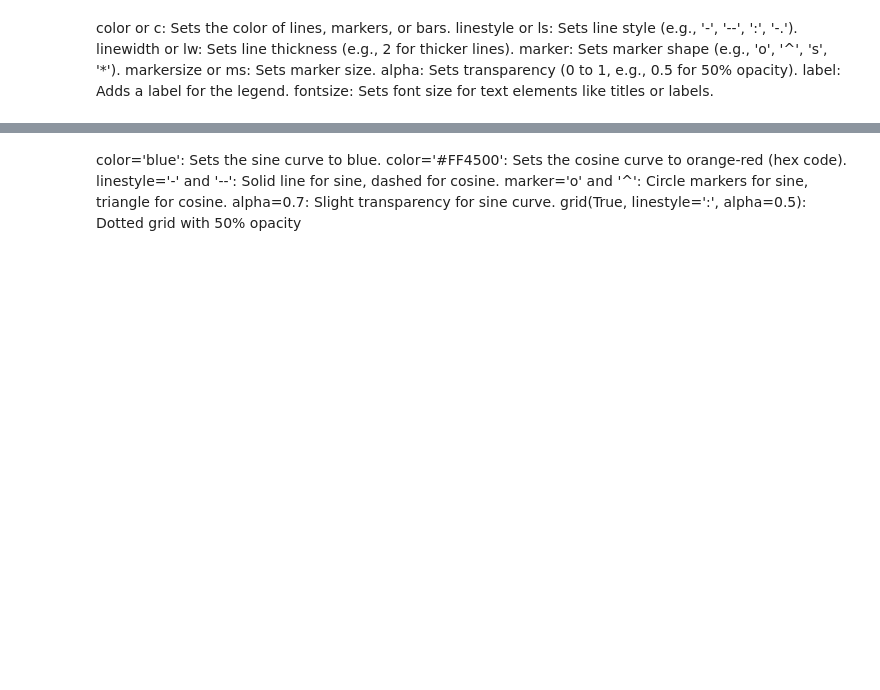
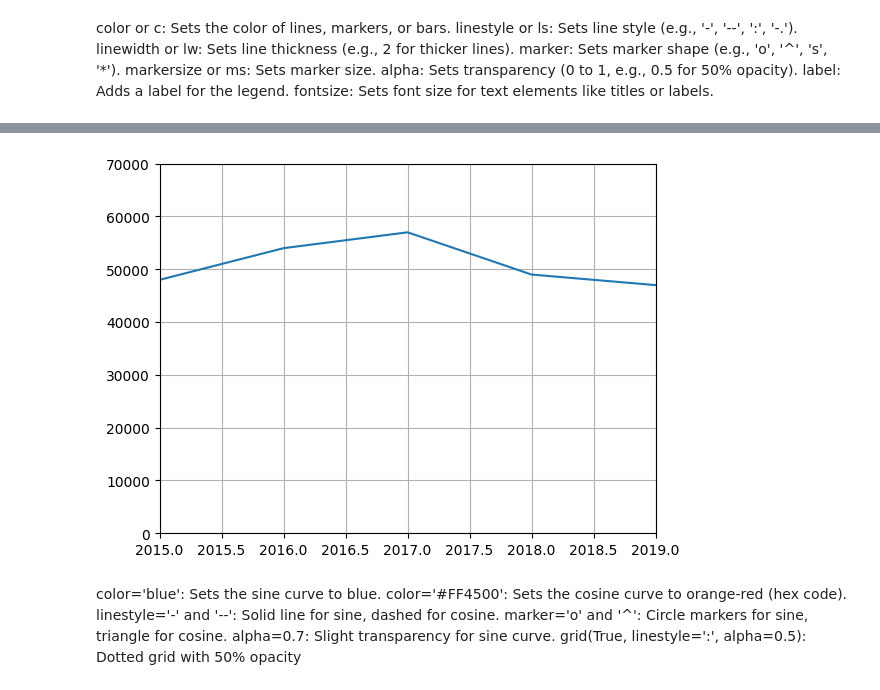
Before and after one commit to Misbahuddin111/Data-visualization, a Jupyter notebook: 23 session ploting using matplot .ipynb, the cells around one changed output, grey strips where cells are left out. Cells and saved outputs as stored; diff of their text form; code cells hidden in the pictures; blank space fills up the shorter version.

```diff
--- a/23 session ploting using matplot .ipynb
+++ b/23 session ploting using matplot .ipynb
@@ -49,11 +67,14 @@ plt.legend()
 # %%
 # limiting axes grid
 price = [48000,54000,57000,49000,47000,45000,4500000]
 year = [2015,2016,2017,2018,2019,2020,2021]
 plt.plot(year,price)
 plt.ylim(0,70000)
+plt.xlim(2015,2019)
 plt.grid()
 plt.show()
+# %% [output]
+[figure, added]
 # %%
 import matplotlib.pyplot as plt
 import numpy as np
```
Also changed, not shown: parts of 9 cells of this notebook, 2 other files.
